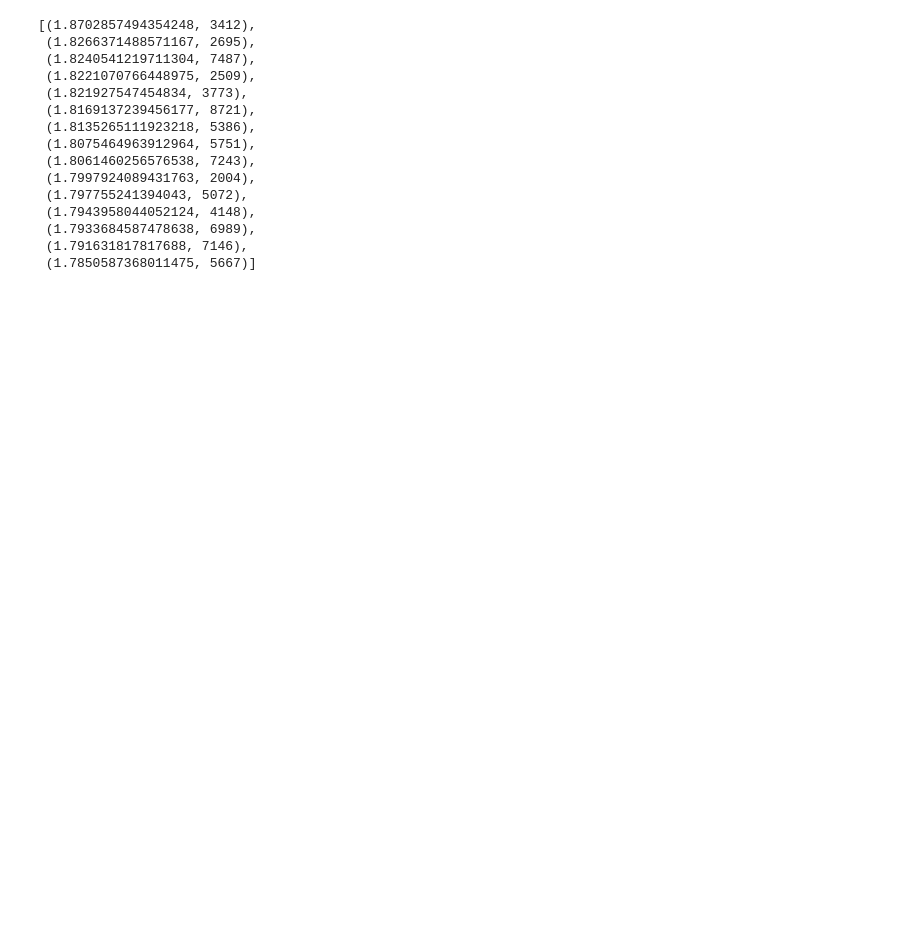
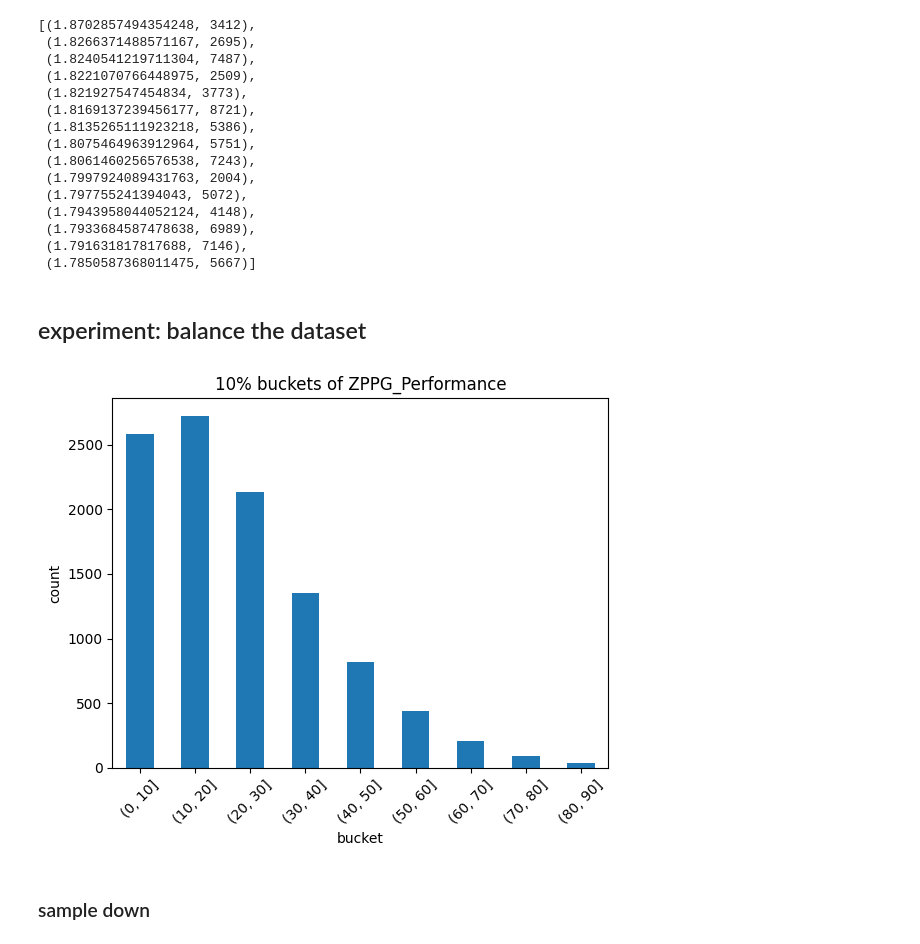
Before and after one commit to peluche/colonizing-the-superhypersphere, a Jupyter notebook: lesswrong_challenge_colonizing_the_superhypersphere.ipynb, the cells around one changed output. Drawn from its saved outputs; the diff is of its cells as text; code cells hidden in the pictures; blank space fills up the shorter version.

Commit message:
experiment with downsampling / upsampling

```diff
--- a/lesswrong_challenge_colonizing_the_superhypersphere.ipynb
+++ b/lesswrong_challenge_colonizing_the_superhypersphere.ipynb
@@ -104,6 +105,3 @@ class MLP(nn.Module):
   def forward(self, x):
     output = self.model(x)
     return output
-# %%
-model = MLP().to(device)
-optimizer = optim.AdamW(model.parameters(), lr=3e-4, weight_decay=0.01)
@@ -110,23 +110,20 @@ optimizer = optim.AdamW(model.parameters(), lr=3e-4, weight_decay=0.01)
 # %%
-def train(model, epochs=100000):
+def train(model, df, epochs=100000, log_every=200, lr=3e-4, weight_decay=0.01):
   model.train()
-  labels = torch.tensor(labeled['ZPPG_Performance'].values).float().view(-1, 1).to(device)
-  data = labeled.drop(['ZPPG_id', 'ZPPG_Performance'], axis=1)
+  optimizer = optim.AdamW(model.parameters(), lr=lr, weight_decay=weight_decay)
+  labels = torch.tensor(df['ZPPG_Performance'].values).float().view(-1, 1).to(device)
+  data = df.drop(['ZPPG_id', 'ZPPG_Performance'], axis=1)
   data = torch.tensor(data.values).float().to(device)
-  # data = torch.tensor(train_data.values).float().to(device)
-  # labels = torch.tensor(train_labels.values).float().view(-1, 1).to(device)
   for epoch in range(epochs):
     predictions = model(data)
     loss = F.mse_loss(predictions, labels)
     optimizer.zero_grad()
     loss.backward()
     optimizer.step()
-    if epoch % 200 == 0:
-      error_test = error_train = evaluate(model, labeled)
-      # error_test = evaluate(model, test_data)
-      # error_train = evaluate(model, train_data2)
-      print(f'{epoch=:5} {loss.item()=:7.4f} {error_test=:7.4f} {error_train=:7.4f}')
+    if epoch % log_every == 0:
+      error = evaluate(model, df)
+      print(f'{epoch=:5} {loss.item()=:7.4f} {error=:7.4f}')
   model.eval()
 
-train(model)
+train(model, labeled)
 # %% [output]
@@ -197,3 +183,23 @@ topn(model, train_data2)
  (1.7933684587478638, 6989),
  (1.791631817817688, 7146),
  (1.7850587368011475, 5667)]
+# %% [markdown]
+## experiment: balance the dataset
+# %%
+def bucket_histogram(df):
+    grouped = df.groupby('bucket', observed=True)
+    grouped['bucket'].count().plot(kind='bar')
+    plt.xlabel('bucket')
+    plt.ylabel('count')
+    plt.title('10% buckets of ZPPG_Performance')
+    plt.xticks(rotation=45)
+    plt.show()
+# %%
+df = labeled.copy()
+bins = range(0, 100, 10)
+df['bucket'] = pd.cut(df['ZPPG_Performance'] * 100, bins=bins)
+bucket_histogram(df)
+# %% [output]
+[figure, added]
+# %% [markdown]
+### sample down
```
Also changed, not shown: parts of 13 cells of this notebook.
